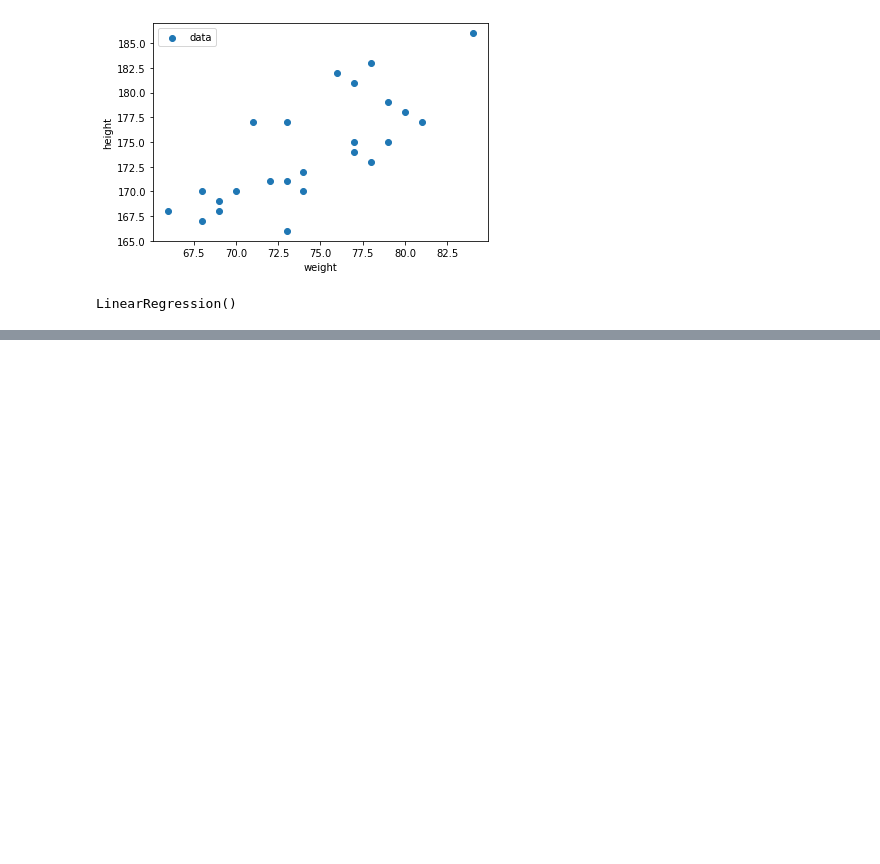
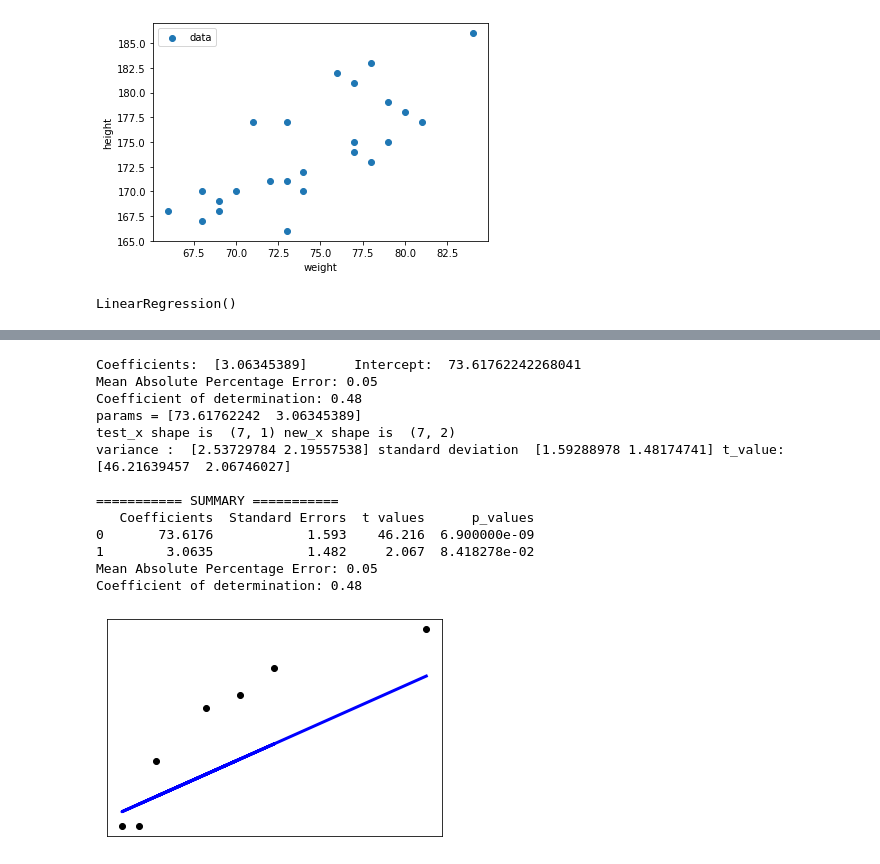
Before and after one commit to jaehyun0220/DL, a Jupyter notebook: Git_Temp_3.ipynb, the cells around one changed output, grey strips where cells are left out. Saved outputs shown, nothing was run; the diff lists cells and outputs as text; code cells hidden in the pictures; blank space fills up the shorter version.

```diff
--- a/Git_Temp_3.ipynb
+++ b/Git_Temp_3.ipynb
@@ -382,0 +285,19 @@ Coefficient of determination: 0.01
+# %%
+# Test Set을 통한 모델링 결과 검증
+test_pred_y = regr_model_summary(regr, test_x, test_y)
+print_plot_result(test_x, test_y, test_pred_y)
+# %% [output]
+Coefficients:  [3.06345389]      Intercept:  73.61762242268041
+Mean Absolute Percentage Error: 0.05
+Coefficient of determination: 0.48
+params = [73.61762242  3.06345389]
+test_x shape is  (7, 1) new_x shape is  (7, 2)
+variance :  [2.53729784 2.19557538] standard deviation  [1.59288978 1.48174741] t_value:  [46.21639457  2.06746027]
+
+=========== SUMMARY ===========
+   Coefficients  Standard Errors  t values      p_values
+0       73.6176            1.593    46.216  6.900000e-09
+1        3.0635            1.482     2.067  8.418278e-02
+Mean Absolute Percentage Error: 0.05
+Coefficient of determination: 0.48
+[figure, added]
```
Also changed, not shown: parts of 20 cells of this notebook.
